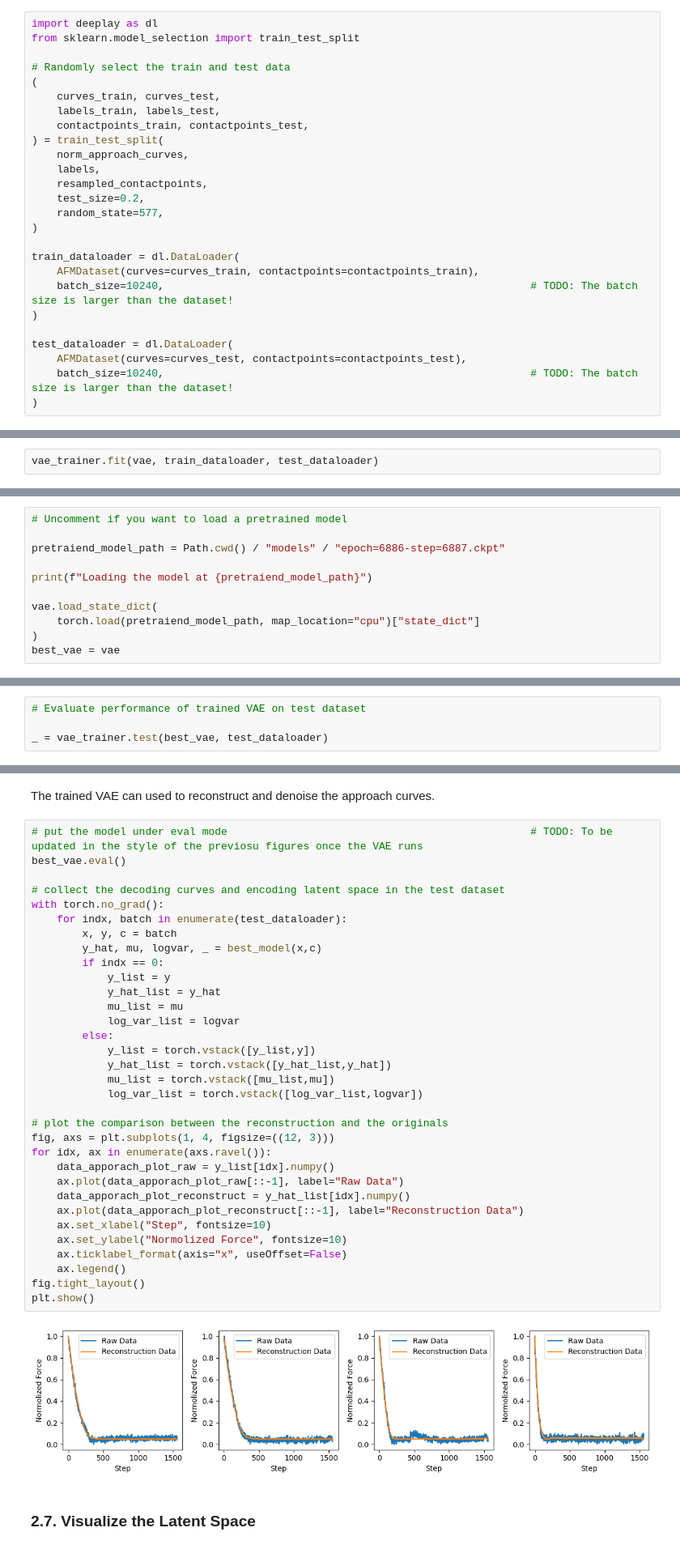
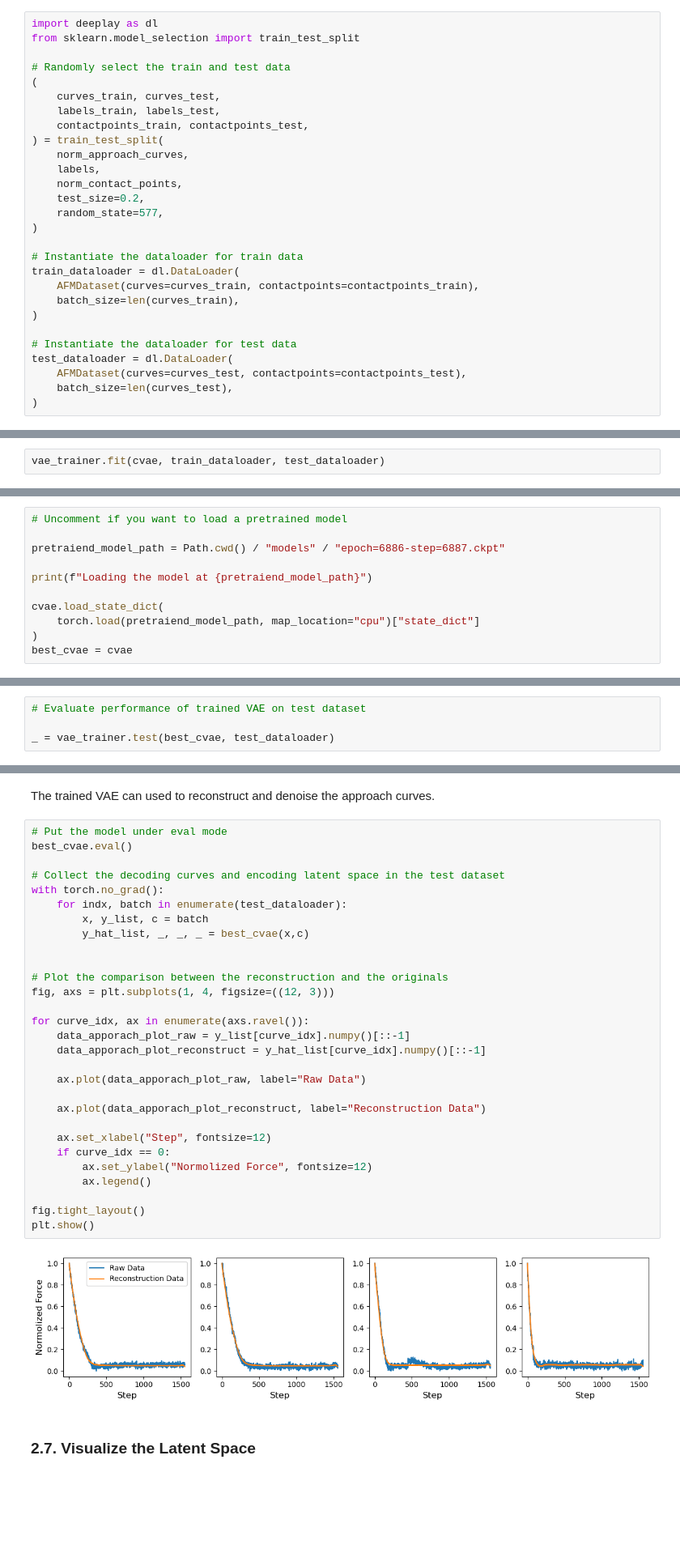
Before and after one commit to Prakhar-Dutta/ASAP, a Jupyter notebook: tutorial/QC/QC.ipynb, the cells around one changed output, grey strips where cells are left out. Shown at 81% size. Cells and saved outputs as stored; diff of their text form; blank space fills up the shorter version.

```diff
--- a/tutorial/QC/QC.ipynb
+++ b/tutorial/QC/QC.ipynb
@@ -228,19 +321,21 @@ from sklearn.model_selection import train_test_split
 ) = train_test_split(
     norm_approach_curves,
     labels,
-    resampled_contactpoints,
+    norm_contact_points,
     test_size=0.2,
     random_state=577,
 )
 
+# Instantiate the dataloader for train data
 train_dataloader = dl.DataLoader(
     AFMDataset(curves=curves_train, contactpoints=contactpoints_train),
-    batch_size=10240,                                                          # TODO: The batch size is larger than the dataset!
+    batch_size=len(curves_train),
 )
 
+# Instantiate the dataloader for test data
 test_dataloader = dl.DataLoader(
     AFMDataset(curves=curves_test, contactpoints=contactpoints_test),
-    batch_size=10240,                                                          # TODO: The batch size is larger than the dataset!
+    batch_size=len(curves_test),
 )
 # %% [markdown]
 ### 2.3. Define the Autoencoder
@@ -469,7 +406,7 @@ TypeError: You passed a `pytorch_lightning` object (ModelCheckpoint) to a `light
 # %% [markdown]
 ... train the VAE ...
 # %%
-vae_trainer.fit(vae, train_dataloader, test_dataloader)
+vae_trainer.fit(cvae, train_dataloader, test_dataloader)
 # %% [markdown]
 ... and load the best model from the callback function.
 # %%
@@ -489,8 +424,8 @@ pretraiend_model_path = Path.cwd() / "models" / "epoch=6886-step=6887.ckpt"
 
 print(f"Loading the model at {pretraiend_model_path}")
 
-vae.load_state_dict(
+cvae.load_state_dict(
     torch.load(pretraiend_model_path, map_location="cpu")["state_dict"]
 )
-best_vae = vae
+best_cvae = cvae
 # %% [output]
@@ -510,5 +452,5 @@ NameError: name 'vae_trainer' is not defined
 # %%
 # Evaluate performance of trained VAE on test dataset
 
-_ = vae_trainer.test(best_vae, test_dataloader)
+_ = vae_trainer.test(best_cvae, test_dataloader)
 # %% [output]
@@ -526,40 +467,36 @@ Testing: |
 # %% [markdown]
 The trained VAE can used to reconstruct and denoise the approach curves.
 # %%
-# put the model under eval mode                                                # TODO: To be updated in the style of the previosu figures once the VAE runs
-best_vae.eval()
+# Put the model under eval mode
+best_cvae.eval()
 
-# collect the decoding curves and encoding latent space in the test dataset
+# Collect the decoding curves and encoding latent space in the test dataset
 with torch.no_grad():
     for indx, batch in enumerate(test_dataloader):
-        x, y, c = batch
-        y_hat, mu, logvar, _ = best_model(x,c)
-        if indx == 0:
-            y_list = y
-            y_hat_list = y_hat
-            mu_list = mu
-            log_var_list = logvar
-        else:
-            y_list = torch.vstack([y_list,y])
-            y_hat_list = torch.vstack([y_hat_list,y_hat])
-            mu_list = torch.vstack([mu_list,mu])
-            log_var_list = torch.vstack([log_var_list,logvar])
+        x, y_list, c = batch
+        y_hat_list, _, _, _ = best_cvae(x,c)
 
-# plot the comparison between the reconstruction and the originals
+
+# Plot the comparison between the reconstruction and the originals
 fig, axs = plt.subplots(1, 4, figsize=((12, 3)))
-for idx, ax in enumerate(axs.ravel()):
-    data_apporach_plot_raw = y_list[idx].numpy()
-    ax.plot(data_apporach_plot_raw[::-1], label="Raw Data")
-    data_apporach_plot_reconstruct = y_hat_list[idx].numpy()
-    ax.plot(data_apporach_plot_reconstruct[::-1], label="Reconstruction Data")
-    ax.set_xlabel("Step", fontsize=10)
-    ax.set_ylabel("Normolized Force", fontsize=10)
-    ax.ticklabel_format(axis="x", useOffset=False)
-    ax.legend()
+
+for curve_idx, ax in enumerate(axs.ravel()):
+    data_apporach_plot_raw = y_list[curve_idx].numpy()[::-1]
+    data_apporach_plot_reconstruct = y_hat_list[curve_idx].numpy()[::-1]
+
+    ax.plot(data_apporach_plot_raw, label="Raw Data")
+
+    ax.plot(data_apporach_plot_reconstruct, label="Reconstruction Data")
+
+    ax.set_xlabel("Step", fontsize=12)
+    if curve_idx == 0:
+        ax.set_ylabel("Normolized Force", fontsize=12)
+        ax.legend()
+
 fig.tight_layout()
 plt.show()
 # %% [output]
-[figure, old version]
+[figure, new version]
 # %% [markdown]
 ### 2.7. Visualize the Latent Space
 # %% [markdown]
```
Also changed, not shown: parts of 21 cells of this notebook, 2 other files.
